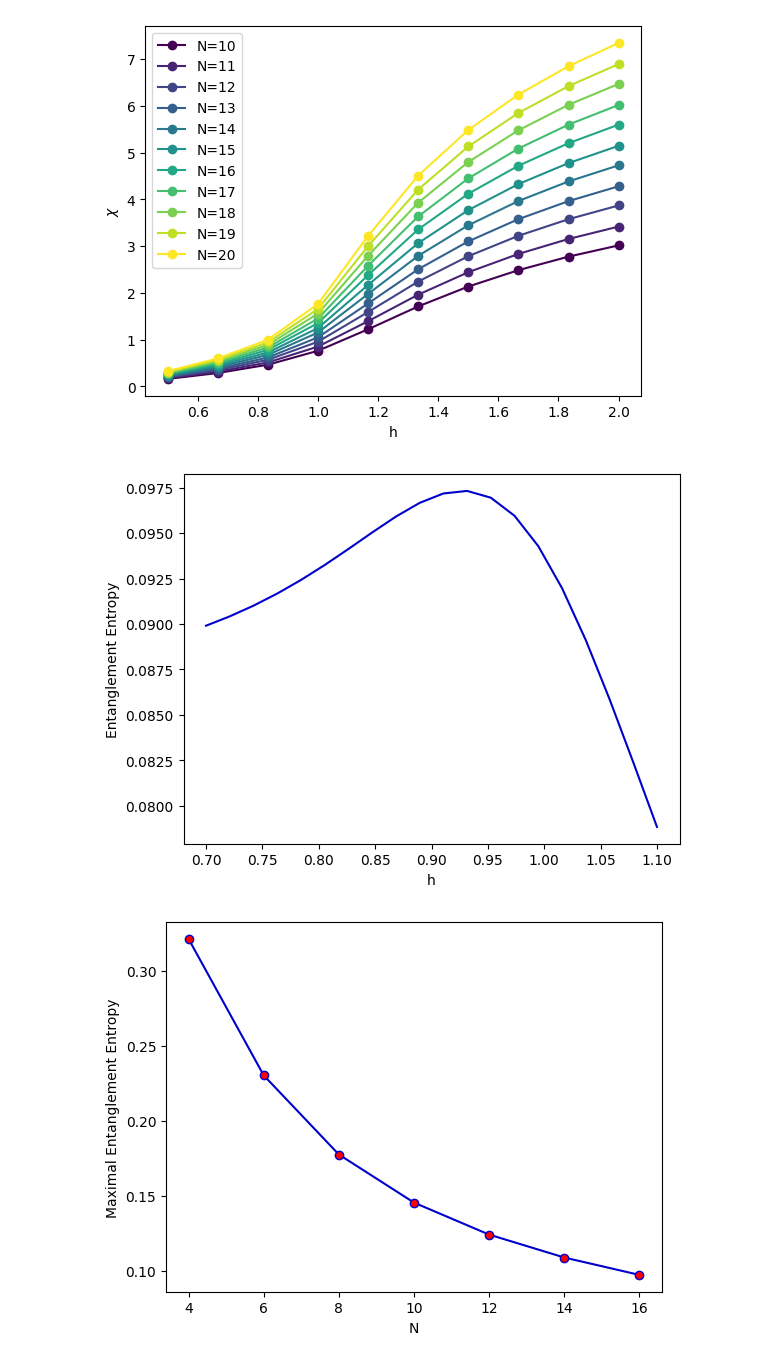
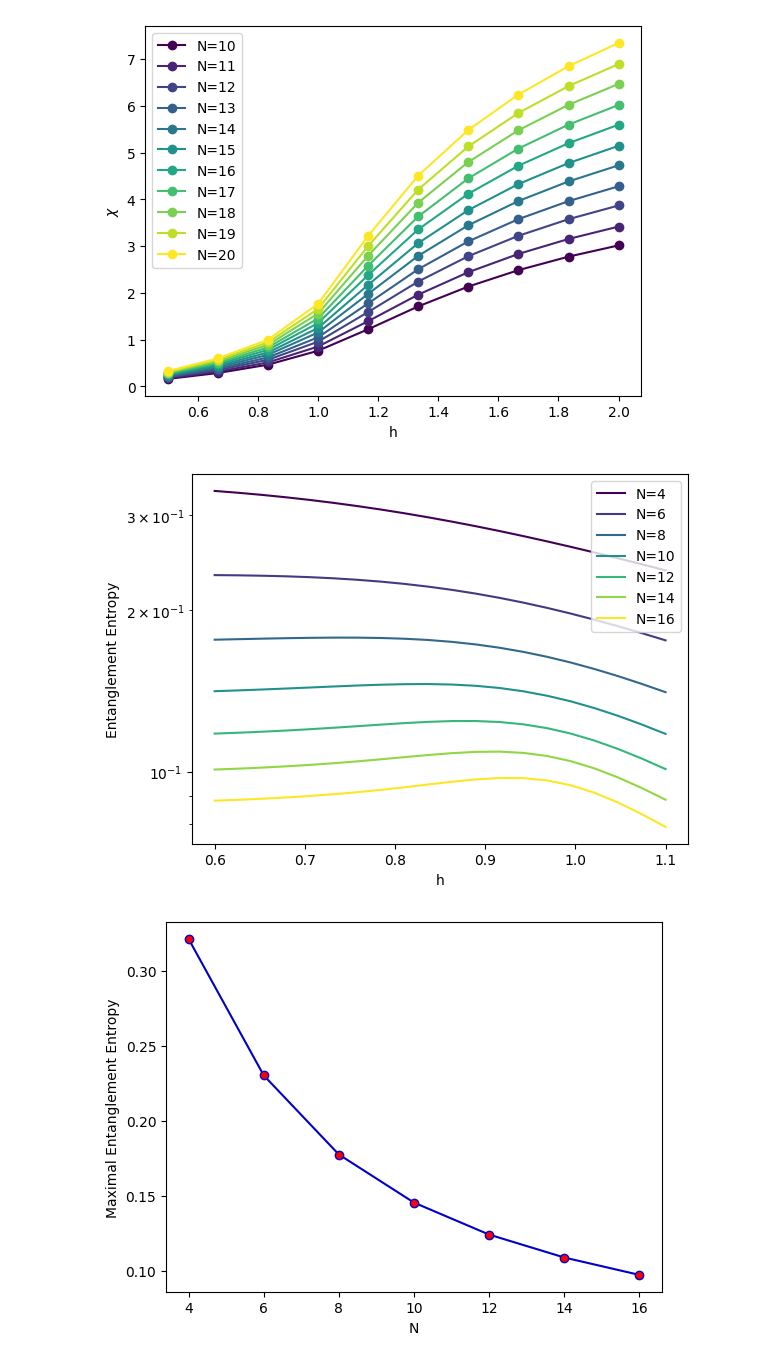
Before and after one commit to slhshamloo/computational-quantum-2025, a Jupyter notebook: 2. Symmetries and Entanglement notebook.ipynb, the cells around one changed output. Cells and saved outputs as stored; diff of their text form; code cells hidden in the pictures.

```diff
--- a/2. Symmetries and Entanglement notebook.ipynb
+++ b/2. Symmetries and Entanglement notebook.ipynb
@@ -261,7 +254,6 @@ plt.show()
 The autocorrelation for $r > N/2$ does not give any new information, because of periodic boundary conditions.
 # %%
 import matplotlib as mpl
-import matplotlib.pyplot as plt
 
 Ns = range(10, 21)
 hs = np.linspace(0.5, 2, 10)
@@ -273,7 +265,7 @@ for (i, N) in enumerate(Ns):
         correlation_exponents[i, j] = -np.polyfit(
             rs, np.log(correlation), 1)[1]
     plt.plot(hs, correlation_exponents[i], 'o-',
-             c=mpl.cm.viridis((N - 10) / 10), label=f'N={N}')
+             c=mpl.cm.viridis(i / (len(Ns)-1)), label=f'N={N}')
 
 plt.xlabel('h')
 plt.ylabel(r"$\chi$")
@@ -297,17 +289,21 @@ def calculate_ising_ent_entropy(
     return ent_entropies
 # %%
 import matplotlib.pyplot as plt
+import matplotlib as mpl
 
+Ns = range(4, 18, 2)
+h_vals = np.linspace(0.6, 1.1, 20)
+for i, N in enumerate(Ns):
+    ent_entropies = calculate_ising_ent_entropy(N, 1, h_vals)
+    plt.semilogy(h_vals, ent_entropies, label=f'N={N}',
+                 c=mpl.cm.viridis(i / (len(Ns)-1)))
 
-N = 16
-h_vals = np.linspace(0.7, 1.1, 20)
-ent_entropies = calculate_ising_ent_entropy(N, 1, h_vals)
-plt.plot(h_vals, ent_entropies, c="mediumblue")
 plt.xlabel('h')
 plt.ylabel('Entanglement Entropy')
+plt.legend()
 plt.show()
 # %% [output]
-[figure, old version]
+[figure, new version]
 # %%
 Ns = range(4, 18, 2)
 h_vals = np.linspace(0.7, 1.1, 20)
```
Also changed, not shown: parts of 4 cells of this notebook, 1 other file.
